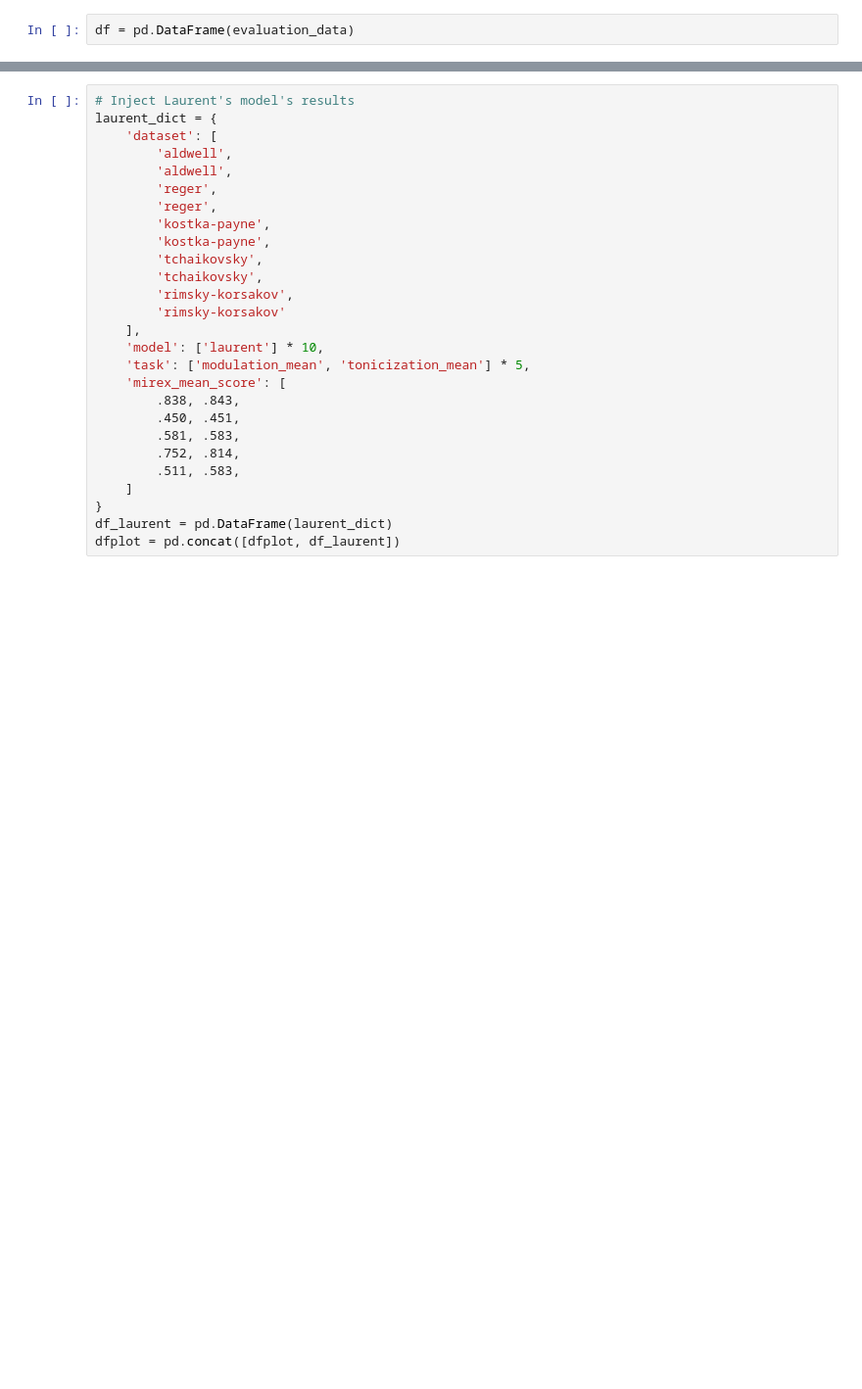
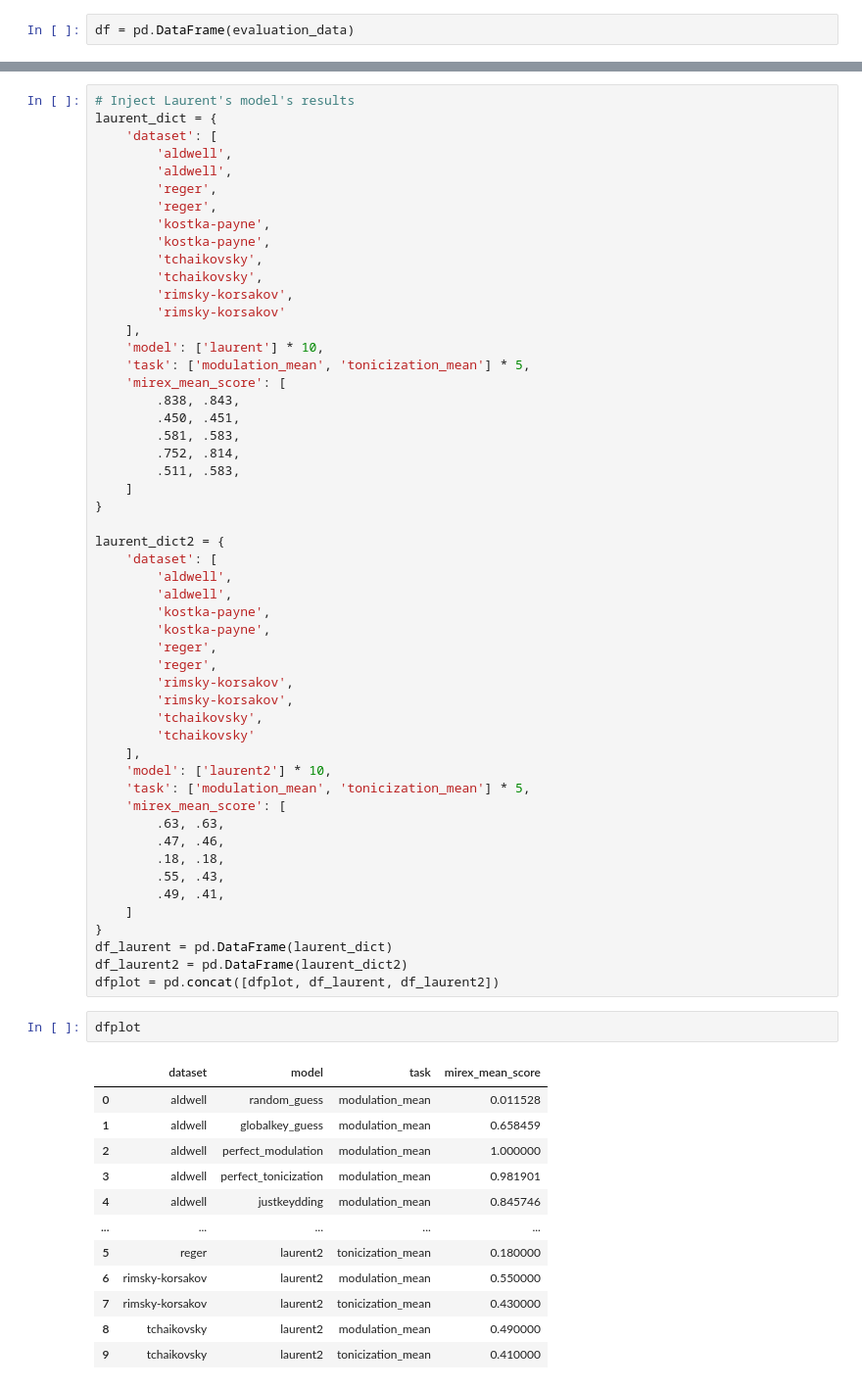
Before and after one commit to DDMAL/key_modulation_dataset, a Jupyter notebook: evaluation_plots.ipynb, the cells around one changed output, grey strips where cells are left out. Shown at 98% size. Drawn from its saved outputs; the diff is of its cells as text; blank space fills up the shorter version.

```diff
--- a/evaluation_plots.ipynb
+++ b/evaluation_plots.ipynb
@@ -92,5 +171,45 @@ laurent_dict = {
         .511, .583,
     ]
 }
+
+laurent_dict2 = {
+    'dataset': [
+        'aldwell',
+        'aldwell',
+        'kostka-payne',
+        'kostka-payne',
+        'reger',
+        'reger',
+        'rimsky-korsakov',
+        'rimsky-korsakov',
+        'tchaikovsky',
+        'tchaikovsky'
+    ],
+    'model': ['laurent2'] * 10,
+    'task': ['modulation_mean', 'tonicization_mean'] * 5,
+    'mirex_mean_score': [
+        .63, .63,
+        .47, .46,
+        .18, .18,
+        .55, .43,
+        .49, .41,
+    ]
+}
 df_laurent = pd.DataFrame(laurent_dict)
-dfplot = pd.concat([dfplot, df_laurent])
+df_laurent2 = pd.DataFrame(laurent_dict2)
+dfplot = pd.concat([dfplot, df_laurent, df_laurent2])
+# %%
+dfplot
+# %% [output]
+|  | dataset | model | task | mirex_mean_score |
+| 0 | aldwell | random_guess | modulation_mean | 0.011528 |
+| 1 | aldwell | globalkey_guess | modulation_mean | 0.658459 |
+| 2 | aldwell | perfect_modulation | modulation_mean | 1.000000 |
+| 3 | aldwell | perfect_tonicization | modulation_mean | 0.981901 |
+| 4 | aldwell | justkeydding | modulation_mean | 0.845746 |
+| ... | ... | ... | ... | ... |
+| 5 | reger | laurent2 | tonicization_mean | 0.180000 |
+| 6 | rimsky-korsakov | laurent2 | modulation_mean | 0.550000 |
+| 7 | rimsky-korsakov | laurent2 | tonicization_mean | 0.430000 |
+| 8 | tchaikovsky | laurent2 | modulation_mean | 0.490000 |
+| 9 | tchaikovsky | laurent2 | tonicization_mean | 0.410000 |
```
Also changed, not shown: parts of 9 cells of this notebook, 7 other files.
